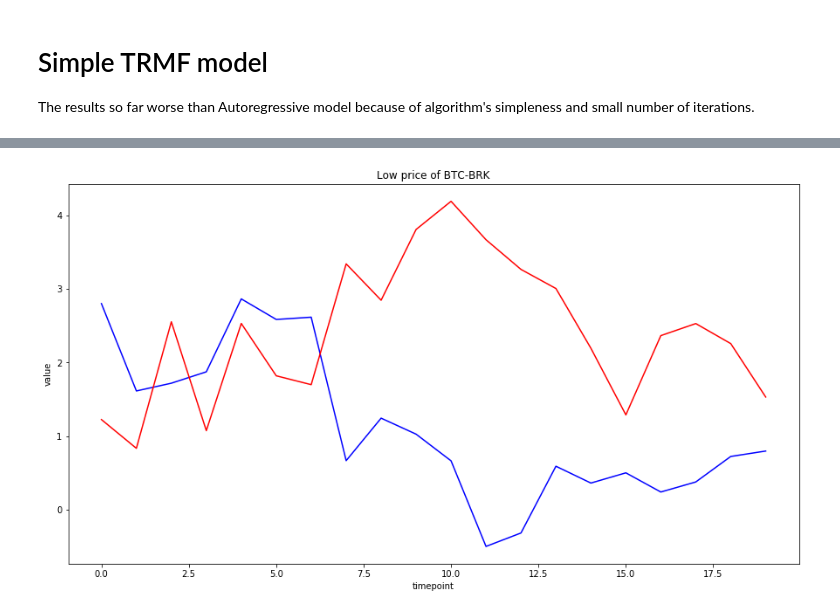
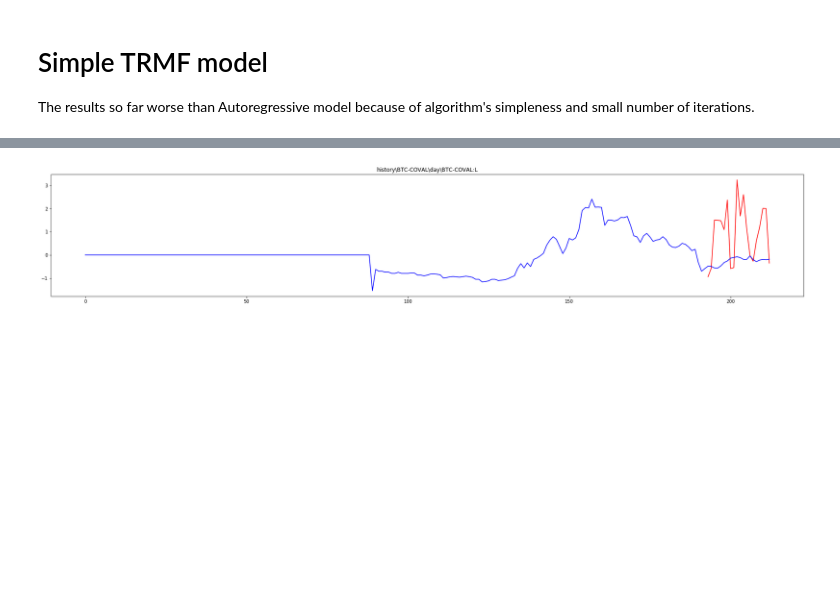
Before and after one commit to MariyaIvanina/ml_big_data_project, a Jupyter notebook: prototype/Crypto_data_investigation.ipynb, the cells around one changed output, grey strips where cells are left out. Saved outputs shown, nothing was run; the diff lists cells and outputs as text; code cells hidden in the pictures; blank space fills up the shorter version.

```diff
--- a/prototype/Crypto_data_investigation.ipynb
+++ b/prototype/Crypto_data_investigation.ipynb
@@ -153,6 +20,8 @@ def interpolate_data(data):
 # prepare timeline
 start_date = "01/01/2017 00:00:00"
 
-data, dict_crypto_name = get_data_for_specific_time(start_date, "day", 200)
-data_interpolated = interpolate_data(data)
+dict_crypto_name, data = aggregate.aggregate("../../../history", "01.01.2017", "01.08.2017",["O","C","H","L"])
+data = data.T.values
+data_interpolated = utilities.interpolate_data(data)
+N, T = data_interpolated.shape
 # %% [output]
@@ -167,16 +32,16 @@ Percentage of missing data = 30%
-# %%
-def draw_plot(true_data, index_to_check, pred_data = []):
-
-    plt.figure(figsize=(15,8))
-    plt.plot(true_data, color='blue')
-    if len(pred_data) > 0:
-        plt.plot(pred_data, color='red')
-    plt.title("% of %s"%dict_crypto_name[index_to_check])
-
-    plt.xlabel('timepoint')
-    plt.ylabel('value')
-
-    plt.show()
+# %%
+import pylab as pl
+
+def draw_plot(true_data, index_to_check, pred_data = []):
+
+    pl.figure(figsize=(30,5))
+    if len(pred_data) > 0:
+        x_axis = np.arange(len(true_data)-len(pred_data),len(true_data))
+        plt.plot(x_axis, pred_data, color='red')
+    pl.plot(true_data, color='blue')
+    pl.title("%s"%dict_crypto_name[index_to_check])
+
+    pl.show()
 # %%
 draw_plot(data_interpolated[34],34)
 # %% [output]
@@ -462,10 +218,10 @@ TRMF performance ND/NRMSE (h = 20): 1.005/7.367
 # %%
 horizon = 20
 check_idx = 95
 model = TRMF(lags, rank, lambda_f, lambda_x, lambda_w, alpha, eta, 2000)
 train, test = get_slice(data, T - horizon, horizon, 0)
 model.fit(train)
 predicted_data = model.predict(horizon)
-draw_plot(test[check_idx, -horizon:], check_idx, predicted_data[check_idx])
+draw_plot(np.concatenate((train[check_idx],test[check_idx]),axis=0), check_idx, predicted_data[check_idx])
 # %% [output]
-[figure, old version]
+[figure, new version]
```
Also changed, not shown: parts of 24 cells of this notebook, 4 other files.
